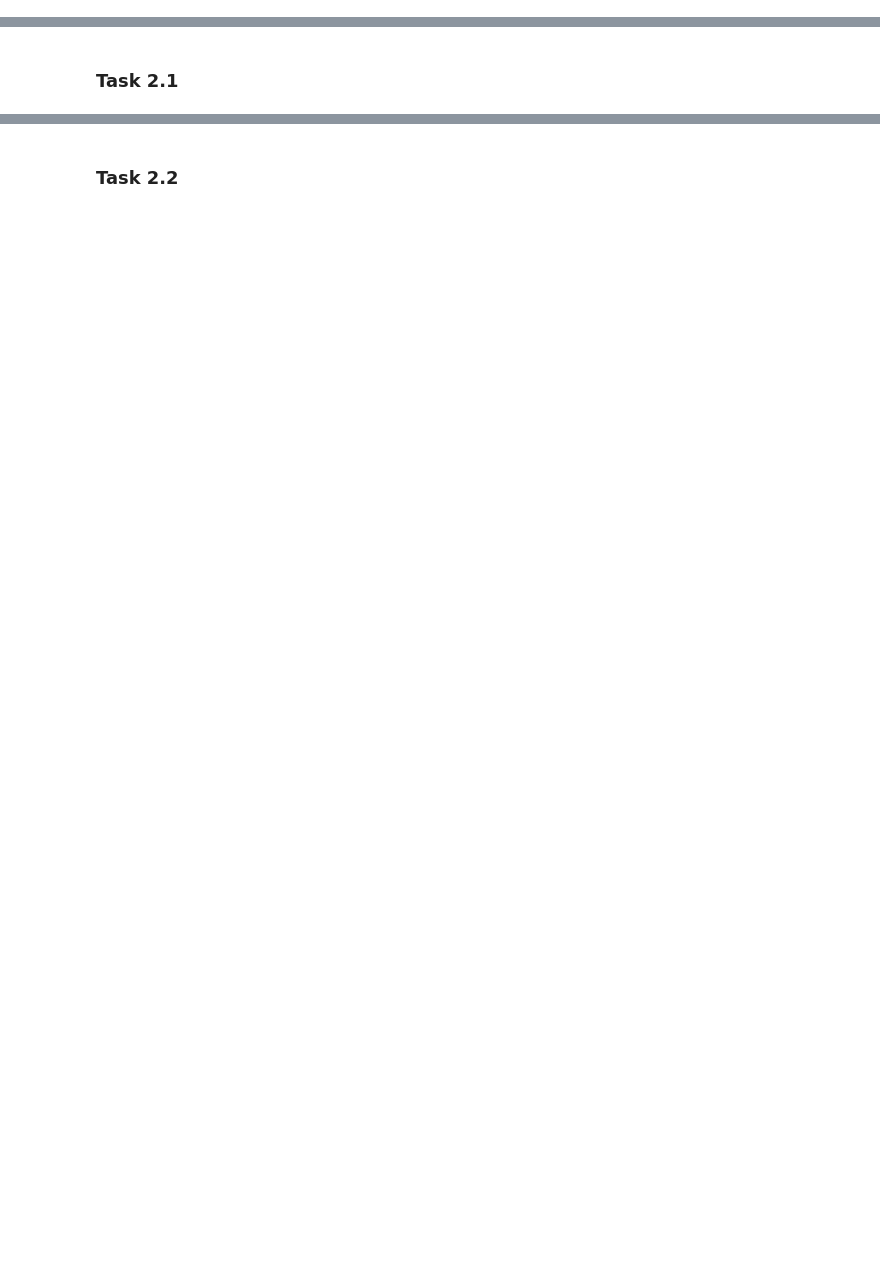
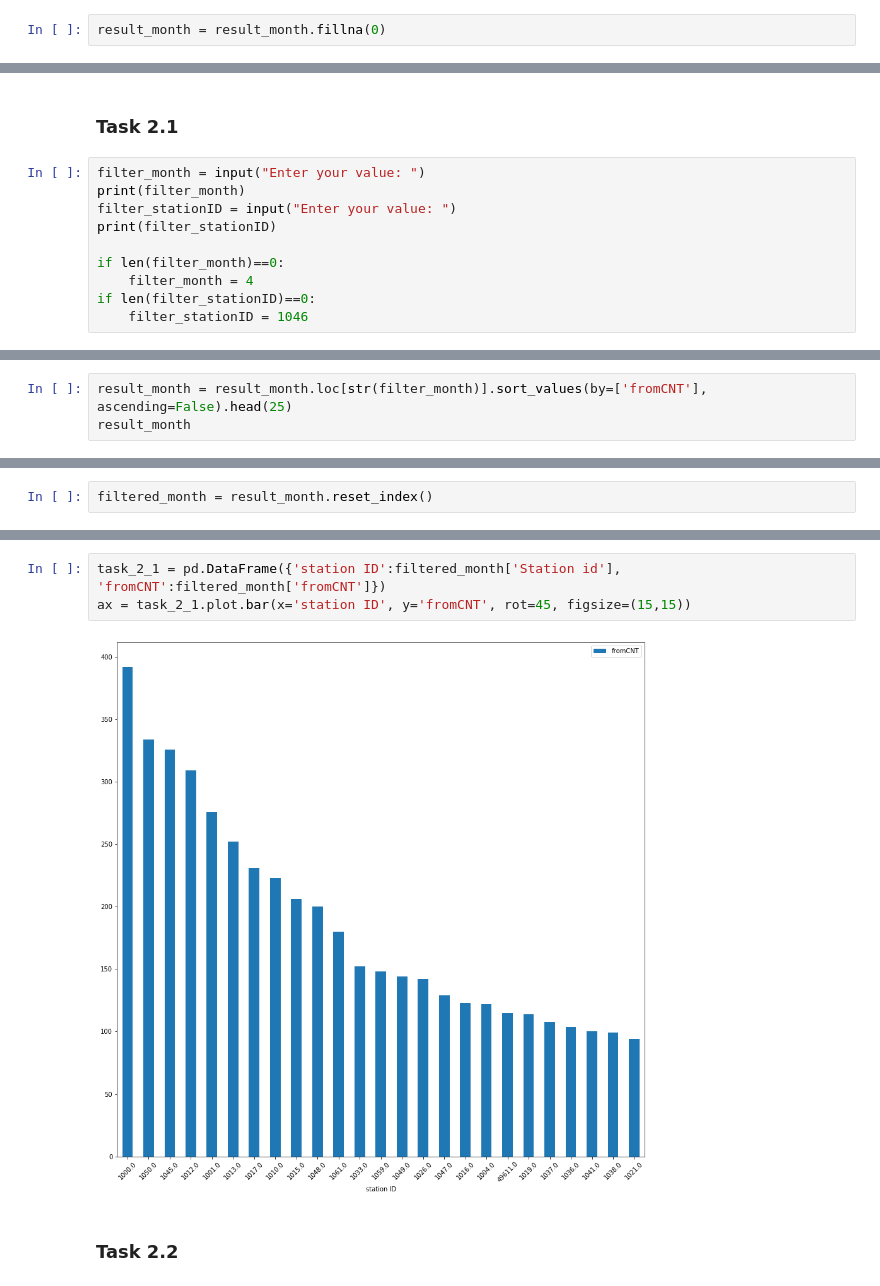
Before and after one commit to paige080298/DataScience_AdvancedTasks, a Jupyter notebook: bikeviz.ipynb, the cells around one changed output, grey strips where cells are left out. Saved outputs shown, nothing was run; the diff lists cells and outputs as text; blank space fills up the shorter version.

```diff
--- a/bikeviz.ipynb
+++ b/bikeviz.ipynb
@@ -68,2 +531,4 @@ In this task you will need to access historical bike rental data for 2019 from H
+# %%
+result_month = result_month.fillna(0)
 # %% [markdown]
 In this task you will need to create graphs to show the popularity of the different rental stations, given filter conditions.
@@ -76,2 +556,12 @@ filter_stationID = 1046
 # %% [markdown]
 ### Task 2.1
+# %%
+filter_month = input("Enter your value: ")
+print(filter_month)
+filter_stationID = input("Enter your value: ")
+print(filter_stationID)
+
+if len(filter_month)==0:
+    filter_month = 4
+if len(filter_stationID)==0:
+    filter_stationID = 1046
@@ -77,0 +572,3 @@ filter_stationID = 1046
+# %%
+result_month = result_month.loc[str(filter_month)].sort_values(by=['fromCNT'], ascending=False).head(25)
+result_month
@@ -77,0 +594,2 @@ filter_stationID = 1046
+# %%
+filtered_month = result_month.reset_index()
@@ -78,2 +617,7 @@ filter_stationID = 1046
+# %%
+task_2_1 = pd.DataFrame({'station ID':filtered_month['Station id'], 'fromCNT':filtered_month['fromCNT']})
+ax = task_2_1.plot.bar(x='station ID', y='fromCNT', rot=45, figsize=(15,15))
+# %% [output]
+[figure, added]
 # %% [markdown]
 ### Task 2.2
```
Also changed, not shown: parts of 104 cells of this notebook.
